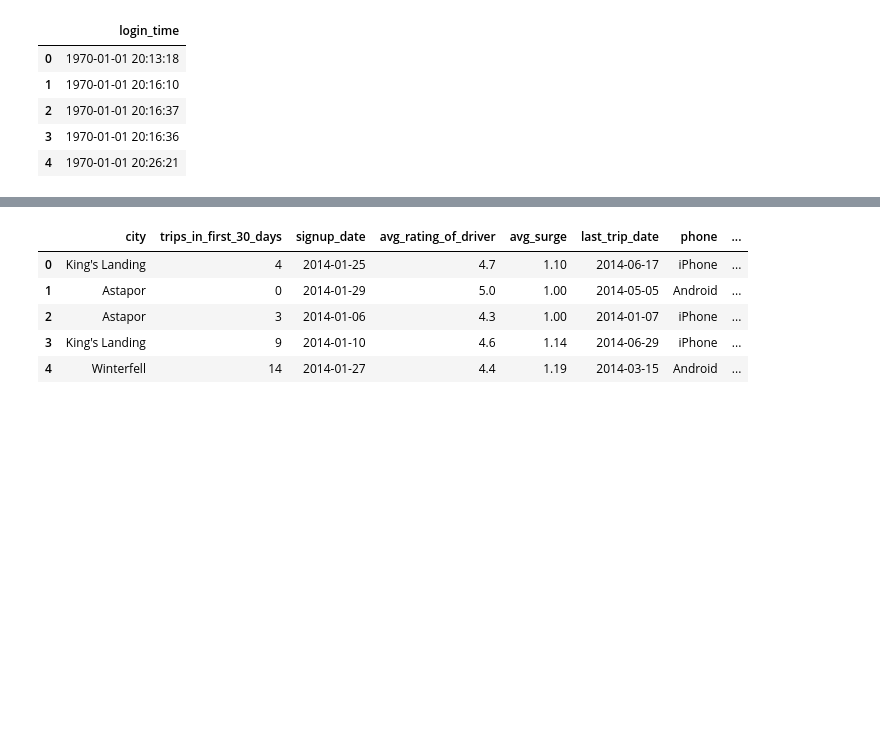
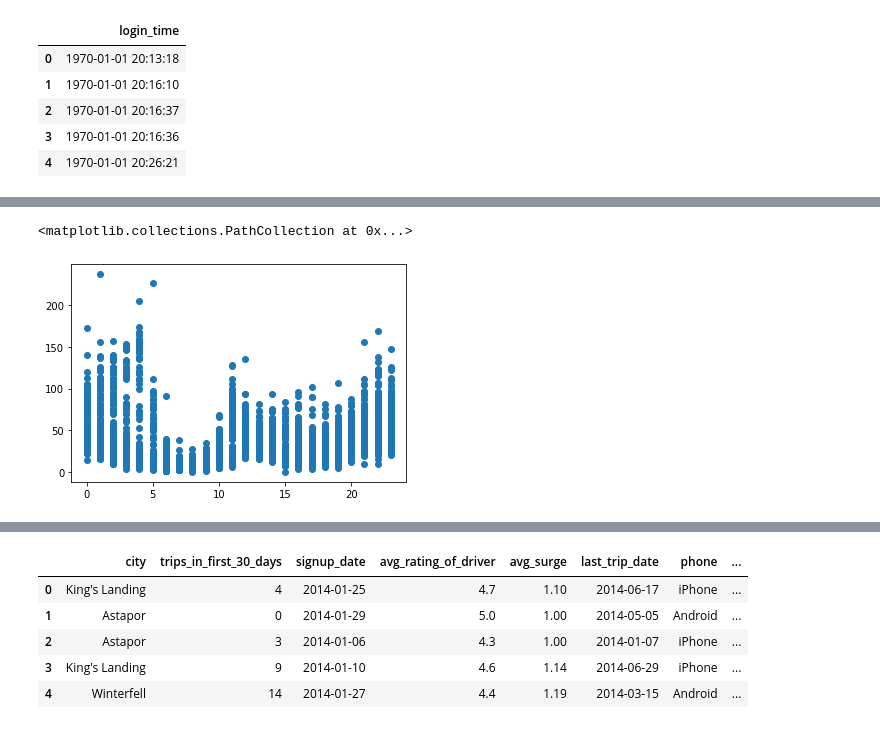
Before and after one commit to yoyo6022/Springboard-hands-on-project, a Jupyter notebook: ultimate_challenge/Ultimate_Challenge.ipynb, the cells around one changed output, grey strips where cells are left out. Drawn from its saved outputs; the diff is of its cells as text; code cells hidden in the pictures; blank space fills up the shorter version.

```diff
--- a/ultimate_challenge/Ultimate_Challenge.ipynb
+++ b/ultimate_challenge/Ultimate_Challenge.ipynb
@@ -18,0 +121,5 @@ df1.head()
+# %%
+plt.scatter(df1_h.hourOfday, df1_h['count'])
+# %% [output]
+<matplotlib.collections.PathCollection at 0x...>
+[figure, added]
```
Also changed, not shown: parts of 28 cells of this notebook.
